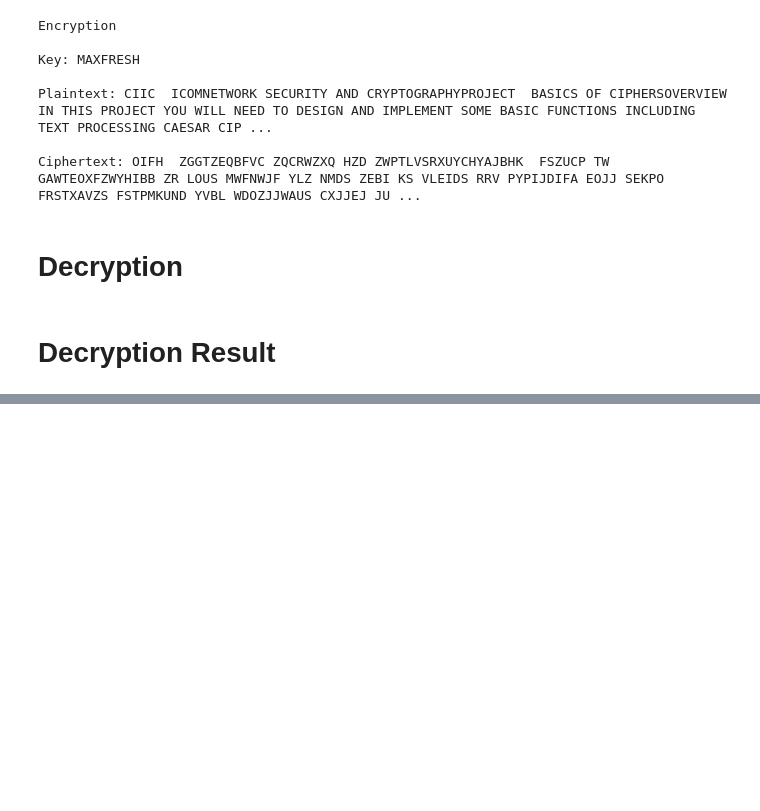
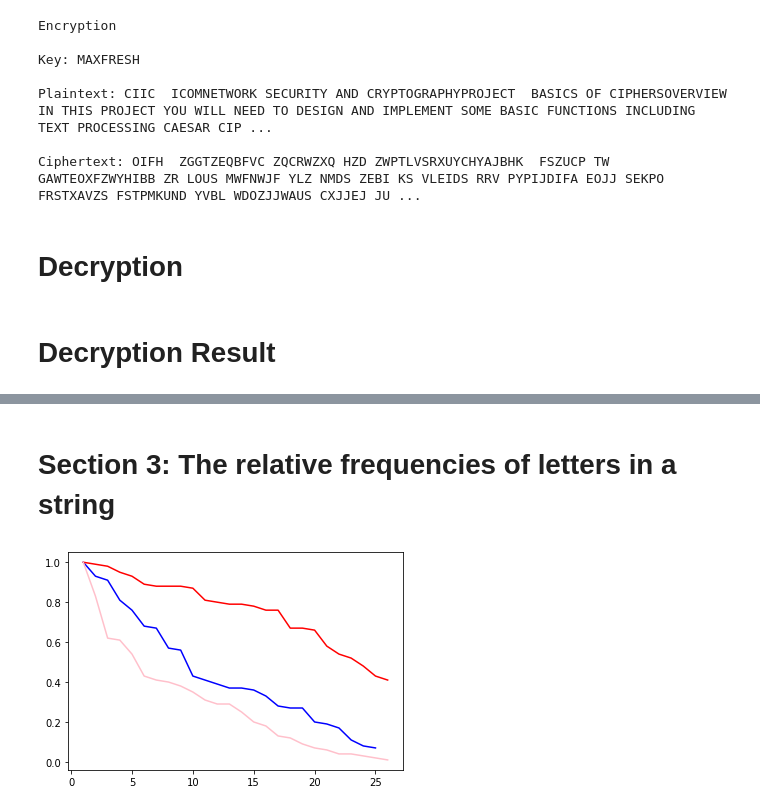
Before and after one commit to gonzalezMassini/Project-3-Playfair-Cipher-and-Vigenere-Cipher, a Jupyter notebook: Project_3_Playfair_Cipher_and_Vigenere_Cipher.ipynb, the cells around one changed output, grey strips where cells are left out. Cells and saved outputs as stored; diff of their text form; code cells hidden in the pictures; blank space fills up the shorter version.

```diff
--- a/Project_3_Playfair_Cipher_and_Vigenere_Cipher.ipynb
+++ b/Project_3_Playfair_Cipher_and_Vigenere_Cipher.ipynb
@@ -152,11 +152,11 @@ plaintext = processingProcedure(my_text)
 mtrxDgrm = playfairSetup('MAXFRESH',plaintext)
 mtrx = mtrxDgrm[0]
 diagrams = mtrxDgrm[1]
-encryption = playfairEncryption(mtrx, diagrams)
+playfairEncryption = playfairEncryption(mtrx, diagrams)
 print('Key: '+'MAXFRESH'+'\n')
 print('Plaintext: ' + plaintext +'\n')
 
-print('Ciphertext: ' + encryption)
+print('Ciphertext: ' + playfairEncryption)
 # %% [output]
 Encryption
 
@@ -259,7 +259,7 @@ def vigenereSetup(plaintext,keyWord):
 # %% [markdown]
 # Encryption
 # %%
-def vignereEncyprion(plaintext, keyLst):
+def vigenereEncryption(plaintext, keyLst):
  alphabet = list('ABCDEFGHIJKLMNOPQRSTUVWXYZ')
  plaintext = plaintext.upper()
  ciphertext = ''
@@ -284,10 +284,10 @@ plaintextKeyLst = vigenereSetup(text,'MAXFRESH')
 plaintext = plaintextKeyLst[0]
 KeyLst = plaintextKeyLst[1]
 print('Encryption'+'\n')
-encryption = vignereEncyprion(plaintext, KeyLst)
+vigenereEncryption = vigenereEncryption(plaintext, KeyLst)
 print('Key: '+'MAXFRESH'+'\n')
 print('Plaintext: ' + text+'\n')
-print('Ciphertext: ' + encryption+'\n')
+print('Ciphertext: ' + vigenereEncryption+'\n')
 # %% [output]
 Encryption
 
@@ -335,0 +336,69 @@ Plaintext: CIIC  ICOMNETWORK SECURITY AND CRYPTOGRAPHYPROJECT  BASICS OF CIPHERS
+# %% [markdown]
+# Section 3: The relative frequencies of letters in a string
+# %%
+import matplotlib.pyplot as plt
+
+def letterFrequency(string):
+ result = list()
+
+ for i in string:
+    count = string.count(i)
+    if not (i,count) in result:
+     result.append((i,count))
+
+ return result
+
+vigenereFrqLst = letterFrequency(vigenereEncryption.replace(' ',''))
+playfairFrqLst = letterFrequency(playfairEncryption.replace(' ',''))
+plaintextFrqLst = letterFrequency(processingProcedure(my_text).replace(' ',''))
+
+
+
+def relativeFrq(letterFrequencyList):
+    maxFrq = 0
+    for i in letterFrequencyList:
+        # print(i)
+        if i[1] > maxFrq:
+            maxFrq = i[1]
+    # print(maxFrq)
+
+    relativeFrequency = []
+    for i in letterFrequencyList:
+        rltvFrq = float("{:.2f}".format((i[1]/maxFrq)))
+        relativeFrequency.append((i[0],rltvFrq))
+
+
+    sortedListRelativeFrq = sorted(relativeFrequency,reverse=True, key=lambda tup: tup[1])
+
+    index = 1
+    for i in range(len(sortedListRelativeFrq)):
+      sortedListRelativeFrq[i] = (index, sortedListRelativeFrq[i][1])
+        # print(i[0])
+      index += 1
+      # print(sortedListRelativeFrq[i])
+
+    # print(sortedListRelativeFrq)
+    return sortedListRelativeFrq
+
+srtdPlayfairRltvFrqLst = relativeFrq(playfairFrqLst)
+srtdVigenereRltvFrqLst = relativeFrq(vigenereFrqLst)
+srtPlaintextRltvFrqLst = relativeFrq(plaintextFrqLst)
+
+
+
+def frequencyPlot(lst1,lst2,lst3):
+
+  list1 = [(frstElem,scndElem2) for frstElem, scndElem2 in lst1]
+  list2 = [(frstElem,scndElem2) for frstElem, scndElem2 in lst2]
+  list3 = [(frstElem,scndElem2) for frstElem, scndElem2 in lst3]
+  # srtdPlayfairRltvFrqLst
+  plt.plot(*zip(*list1),color='blue')
+  # srtdVigenereRltvFrqLst
+  plt.plot(*zip(*list2), color='red')
+  # srtPlaintextRltvFrqLst
+  plt.plot(*zip(*list3), color='pink')
+  plt.show()
+
+frequencyPlot(srtdPlayfairRltvFrqLst, srtdVigenereRltvFrqLst,srtPlaintextRltvFrqLst)
+# %% [output]
+[figure, added]
```
Also changed, not shown: parts of 2 cells of this notebook.
